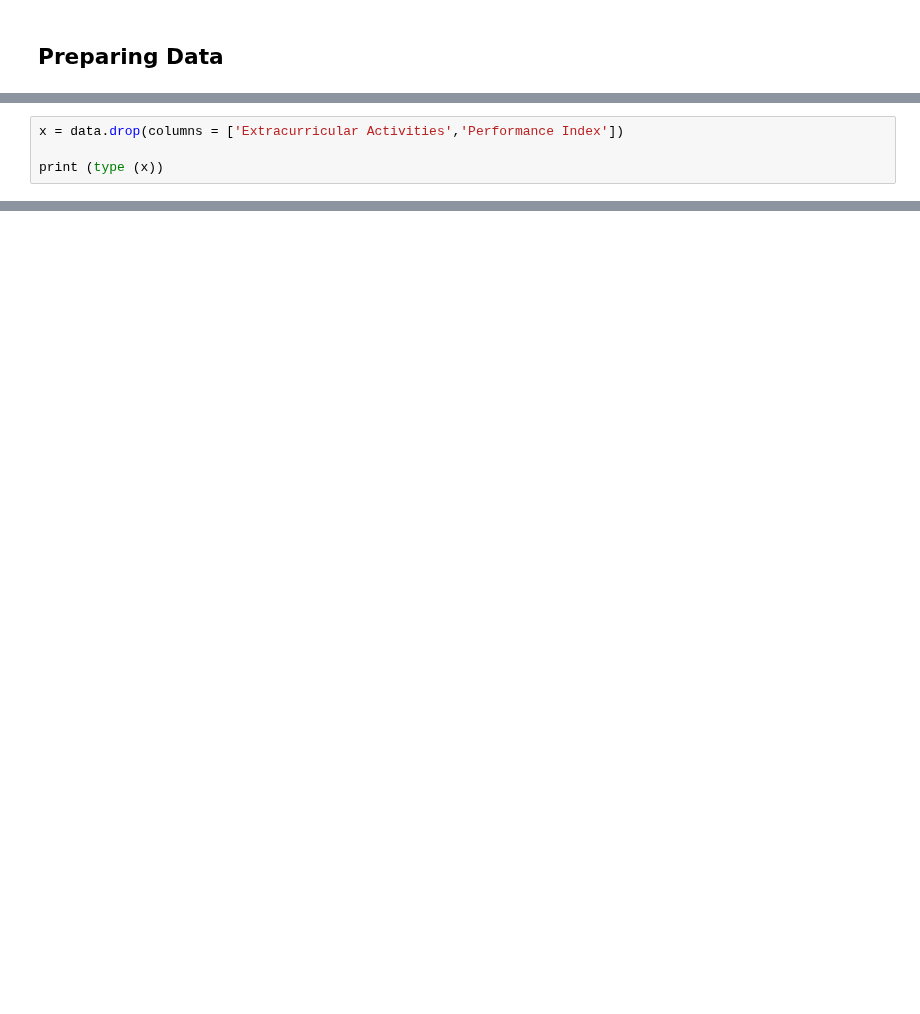
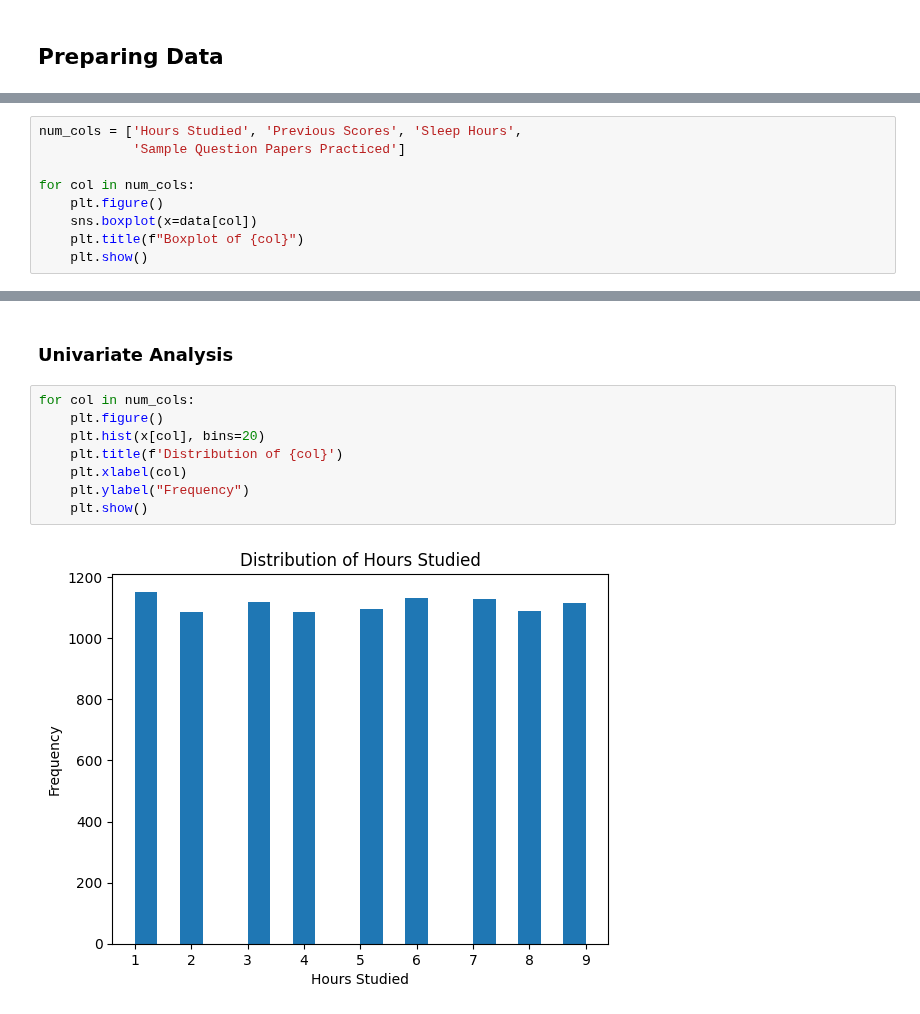
Before and after one commit to sumana-2705/Predicting-Student-Performance-Index, a Jupyter notebook: Predicting Student performance index.ipynb, the cells around one changed output, grey strips where cells are left out. Drawn from its saved outputs; the diff is of its cells as text; blank space fills up the shorter version.

```diff
--- a/Predicting Student performance index.ipynb
+++ b/Predicting Student performance index.ipynb
@@ -35,4 +19,0 @@ print(type(y))
-# %%
-x = data.drop(columns = ['Extracurricular Activities','Performance Index'])
-
-print (type (x))
@@ -349,0 +71,9 @@ In conclusion, the model demonstrates promising performance with training set co
+# %%
+num_cols = ['Hours Studied', 'Previous Scores', 'Sleep Hours',
+            'Sample Question Papers Practiced']
+
+for col in num_cols:
+    plt.figure()
+    sns.boxplot(x=data[col])
+    plt.title(f"Boxplot of {col}")
+    plt.show()
@@ -349,0 +85,12 @@ In conclusion, the model demonstrates promising performance with training set co
+# %% [markdown]
+### Univariate Analysis
+# %%
+for col in num_cols:
+    plt.figure()
+    plt.hist(x[col], bins=20)
+    plt.title(f'Distribution of {col}')
+    plt.xlabel(col)
+    plt.ylabel("Frequency")
+    plt.show()
+# %% [output]
+[figure, added]
```
Also changed, not shown: parts of 58 cells of this notebook.
